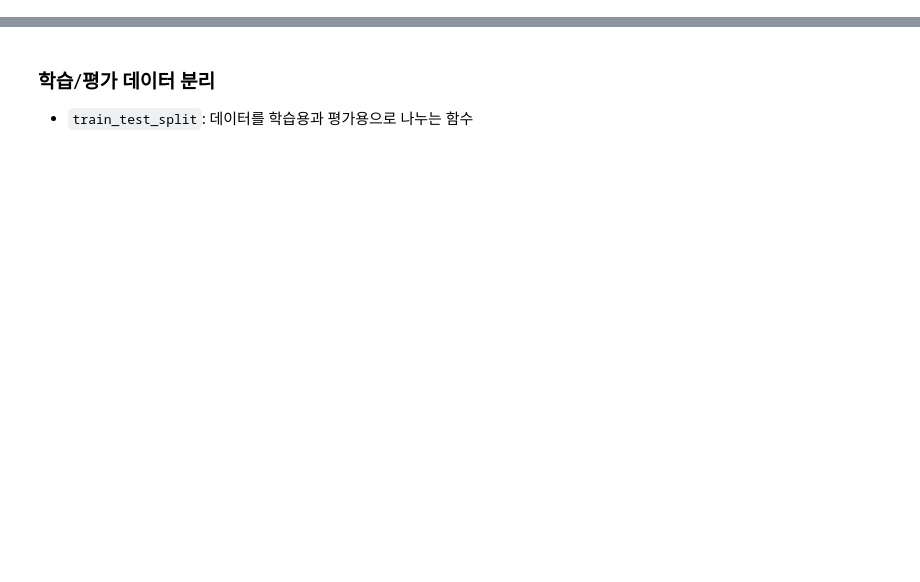
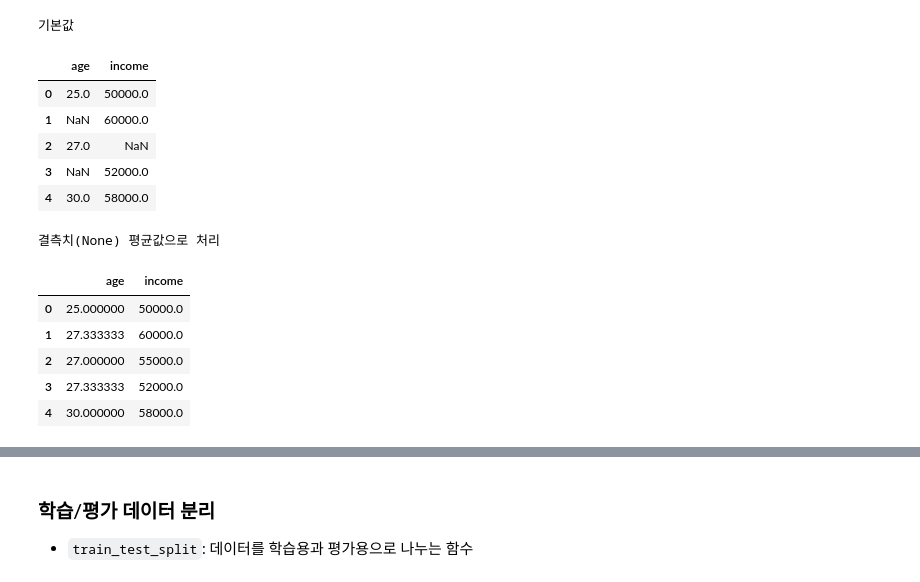
Before and after one commit to RabbitTasteDog-PRO/06_machine_learning, a Jupyter notebook: 02_regression/02_regression_overview.ipynb, the cells around one changed output, grey strips where cells are left out. Saved outputs shown, nothing was run; the diff lists cells and outputs as text; code cells hidden in the pictures; blank space fills up the shorter version.

```diff
--- a/02_regression/02_regression_overview.ipynb
+++ b/02_regression/02_regression_overview.ipynb
@@ -95,0 +1,48 @@
+# %%
+# 초기 세팅용 import 구문입니다. 먼저 실행한 뒤 실습 코드를 작성합니다.
+import numpy as np
+import pandas as pd
+import matplotlib.pyplot as plt
+import seaborn as sns
+from sklearn.model_selection import train_test_split
+from sklearn.neighbors import KNeighborsRegressor
+from sklearn.linear_model import LinearRegression
+from sklearn.preprocessing import PolynomialFeatures
+
+from sklearn.impute import SimpleImputer
+
+# 결측치가 포함된 데이터
+data = pd.DataFrame({
+    "age": [25, None, 27, None, 30],
+    "income": [50000, 60000, None, 52000, 58000]
+})
+
+# SimpleImputer : 걸측치 전처리기 생성
+# strategy="값" : 결측치가 있을 경우 평균, 중앙값, 등의 값을 자동으로 넣는다
+imputer = SimpleImputer(strategy="mean")
+
+# fit_XXXXX : fit은 학습
+# imputer.fit_transform(data) : data 학습 후 결측치를 mean으로 변환
+data_cleared = pd.DataFrame(
+    imputer.fit_transform(data),
+    columns=data.columns
+)
+print("기본값")
+display(data)
+print("결측치(None) 평균값으로 처리")
+display(data_cleared)
+# %% [output]
+기본값
+|  | age | income |
+| 0 | 25.0 | 50000.0 |
+| 1 | NaN | 60000.0 |
+| 2 | 27.0 | NaN |
+| 3 | NaN | 52000.0 |
+| 4 | 30.0 | 58000.0 |
+결측치(None) 평균값으로 처리
+|  | age | income |
+| 0 | 25.000000 | 50000.0 |
+| 1 | 27.333333 | 60000.0 |
+| 2 | 27.000000 | 55000.0 |
+| 3 | 27.333333 | 52000.0 |
+| 4 | 30.000000 | 58000.0 |
```
Also changed, not shown: parts of 12 cells of this notebook.
